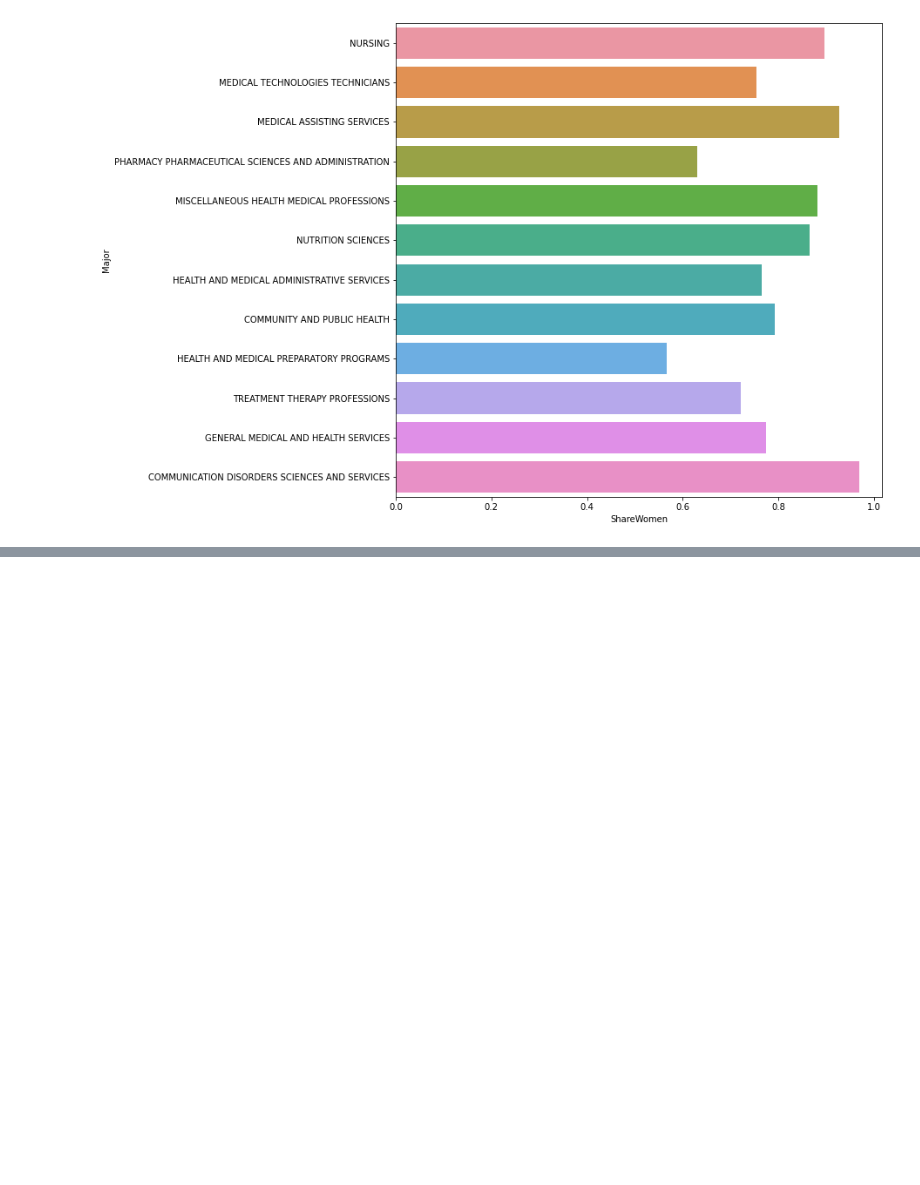
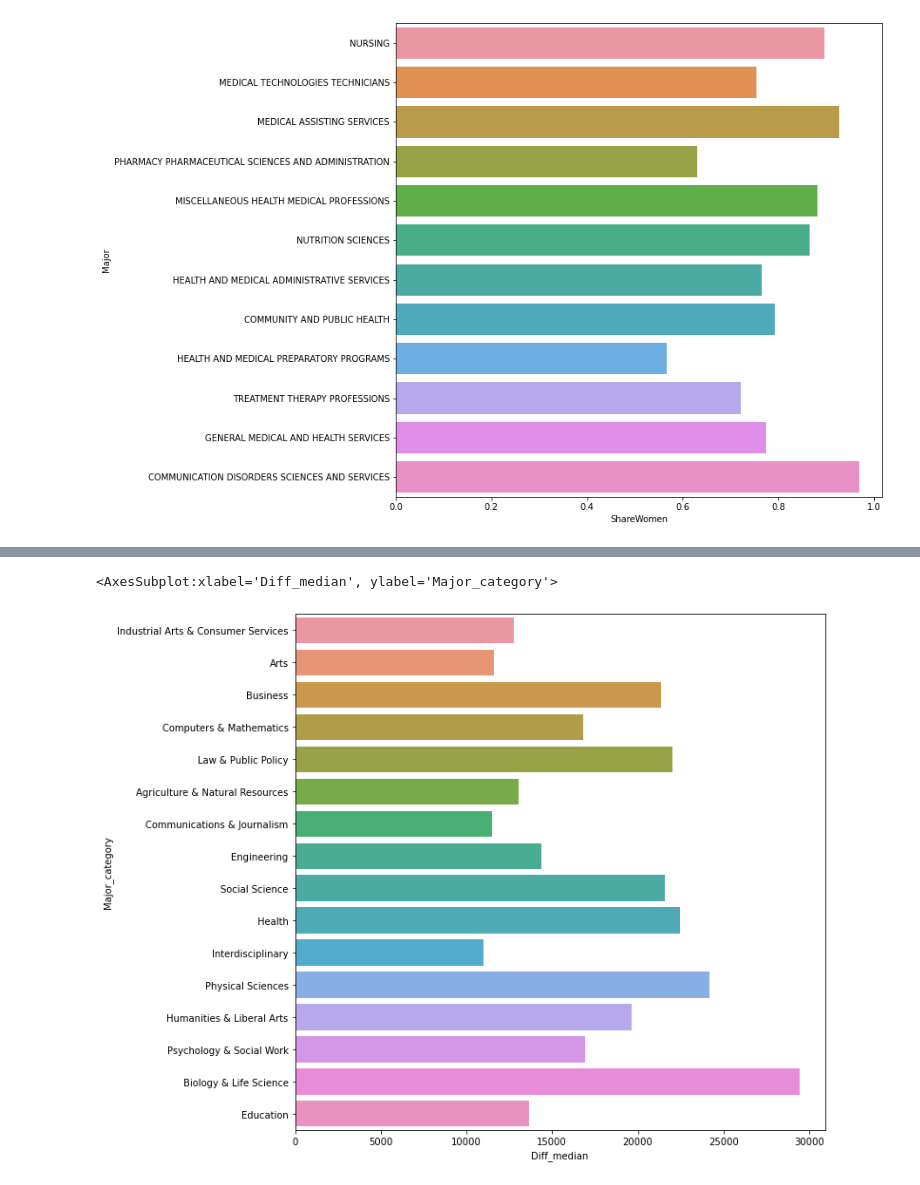
Before and after one commit to jhaarala23/dasc2103project, a Jupyter notebook: analysis_for_project.ipynb, the cells around one changed output, grey strips where cells are left out. Cells and saved outputs as stored; diff of their text form; code cells hidden in the pictures; blank space fills up the shorter version.

```diff
--- a/analysis_for_project.ipynb
+++ b/analysis_for_project.ipynb
@@ -123,0 +151,6 @@ sns.barplot(x = 'ShareWomen', y = 'Major', data = majors_health, orient = 'h', c
+# %%
+plt.figure(figsize=(10, 10))
+sns.barplot(x = 'Diff_median', y = 'Major_category', data = grad_df, orient = 'h', ci = None)
+# %% [output]
+<AxesSubplot:xlabel='Diff_median', ylabel='Major_category'>
+[figure, added]
```
Also changed, not shown: parts of 5 cells of this notebook.
